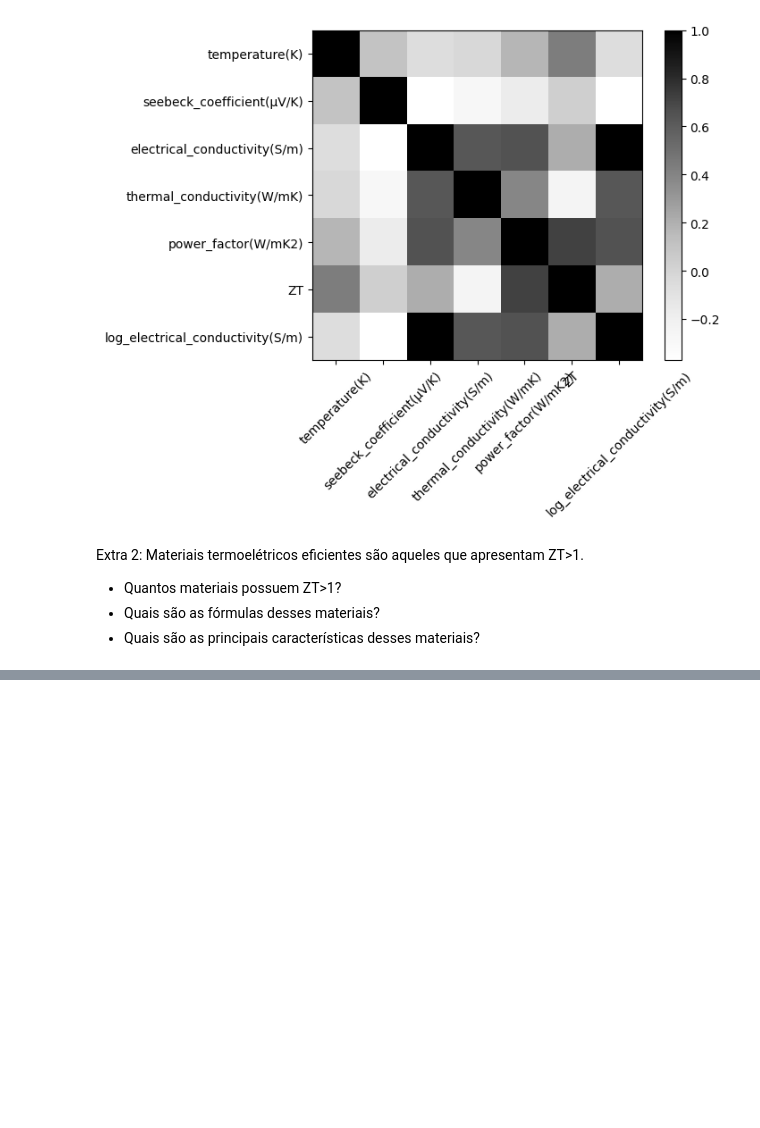
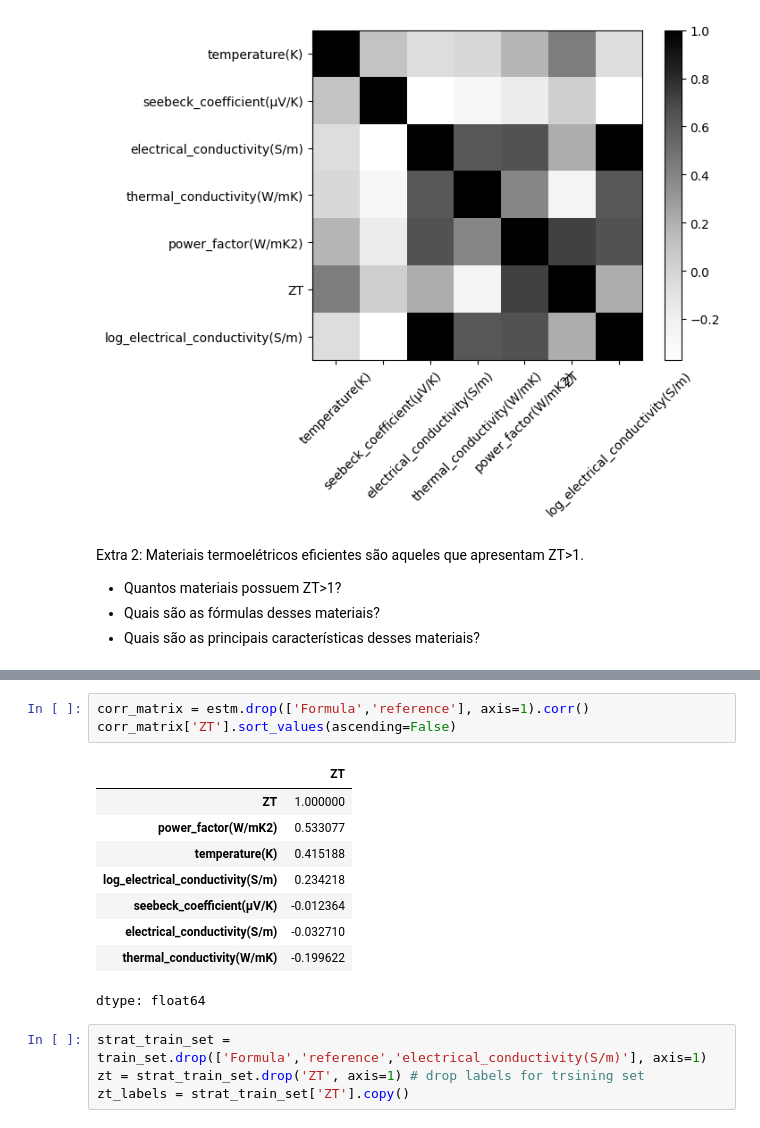
Before and after one commit to Carlos-G-Santos/Materiais_ML_IFUSP, a Jupyter notebook: Cópia_de_EDA_termoeletricos.ipynb, the cells around one changed output, grey strips where cells are left out. Saved outputs shown, nothing was run; the diff lists cells and outputs as text; blank space fills up the shorter version.

```diff
--- a/Cópia_de_EDA_termoeletricos.ipynb
+++ b/Cópia_de_EDA_termoeletricos.ipynb
@@ -325,0 +362,17 @@ Primeiros 5 materiais com ZT > 1:
+# %%
+corr_matrix = estm.drop(['Formula','reference'], axis=1).corr()
+corr_matrix['ZT'].sort_values(ascending=False)
+# %% [output]
+|  | ZT |
+| ZT | 1.000000 |
+| power_factor(W/mK2) | 0.533077 |
+| temperature(K) | 0.415188 |
+| log_electrical_conductivity(S/m) | 0.234218 |
+| seebeck_coefficient(μV/K) | -0.012364 |
+| electrical_conductivity(S/m) | -0.032710 |
+| thermal_conductivity(W/mK) | -0.199622 |
+dtype: float64
+# %%
+strat_train_set = train_set.drop(['Formula','reference','electrical_conductivity(S/m)'], axis=1)
+zt = strat_train_set.drop('ZT', axis=1) # drop labels for trsining set
+zt_labels = strat_train_set['ZT'].copy()
```
Also changed, not shown: parts of 45 cells of this notebook.
